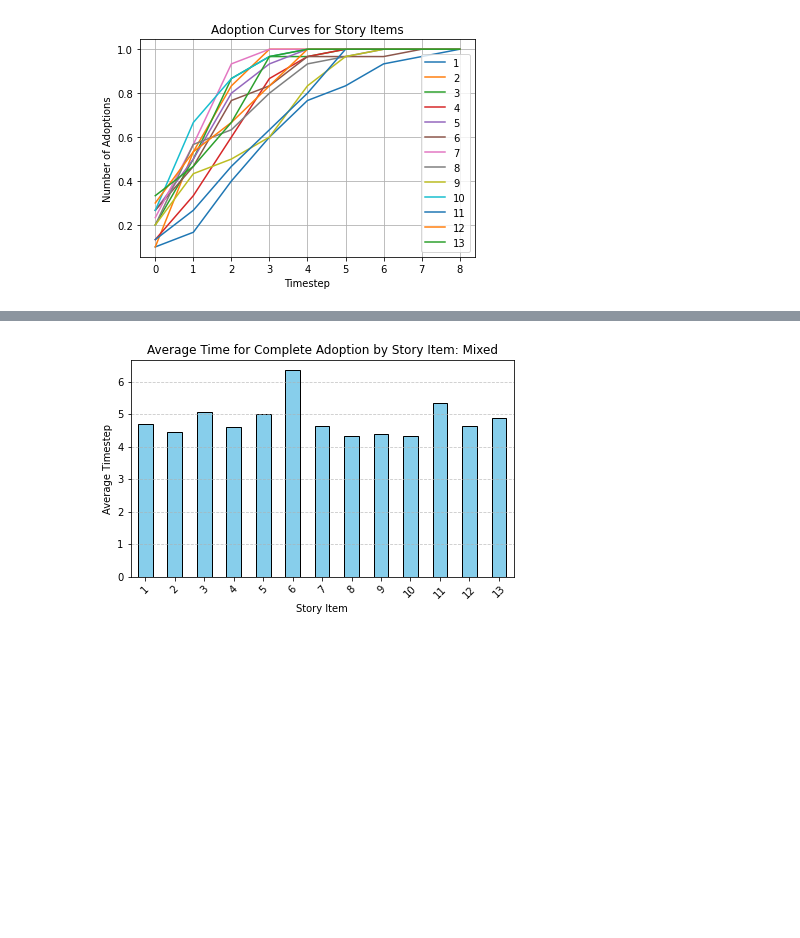
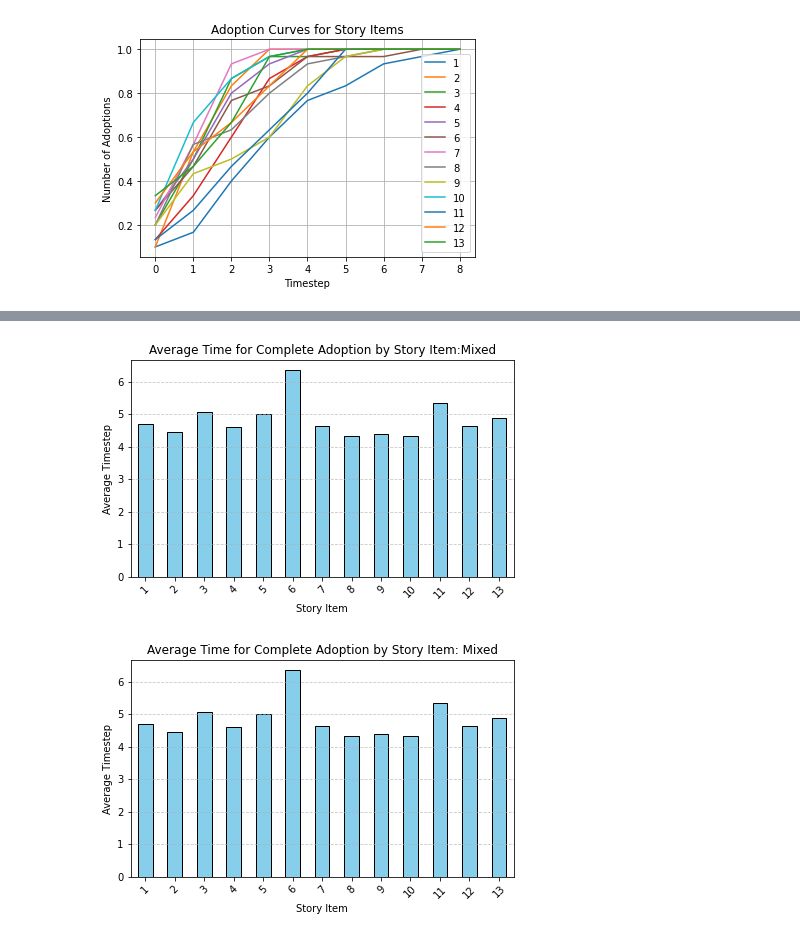
Before and after one commit to c4-lab/NarrativeDiffusion, a Jupyter notebook: analysis/analysis.ipynb, the cells around one changed output, grey strips where cells are left out. Cells and saved outputs as stored; diff of their text form; code cells hidden in the pictures; blank space fills up the shorter version.

```diff
--- a/analysis/analysis.ipynb
+++ b/analysis/analysis.ipynb
@@ -51,3 +54,30 @@ plt.show()
+# %%
+
+
+def plot_adoption_speed_items(path,num_agents=30,title="Mixed"):
+    data = pd.read_csv(path)
+    trials = data.groupby(['Trial','timestep','story_item']).adopted.sum().reset_index()
+
+    completely_adopted = trials[trials['adopted'] ==num_agents]
+
+    # Group by `story_item` and `Trial`, then get the first occurrence for each combination
+    first_adoption = completely_adopted.groupby(['story_item', 'Trial']).first().reset_index()
+
+    # Group by `story_item` and compute the mean timestep for each story item
+    mx_avg_time_for_adoption = first_adoption.groupby('story_item')['timestep'].mean()
+
+    mx_avg_time_for_adoption.plot(kind='bar', color='skyblue', edgecolor='black')
+    plt.title(f'Average Time for Complete Adoption by Story Item:{title}')
+    plt.xlabel('Story Item')
+    plt.ylabel('Average Timestep')
+    plt.tight_layout()
+    plt.grid(axis='y', linestyle='--', alpha=0.7)
+    plt.xticks(rotation=45)
+    plt.show()
+# %%
+plot_adoption_speed_items("../data/mixed_condition_20230801140922/results.csv")
+# %% [output]
+[figure, added]
 # %%
 data = pd.read_csv("./mixed_condition_20230801140922/results.csv")
 trials = data.groupby(['Trial','timestep','story_item']).adopted.sum().reset_index()
```
Also changed, not shown: parts of 16 cells of this notebook, 5 other files.
